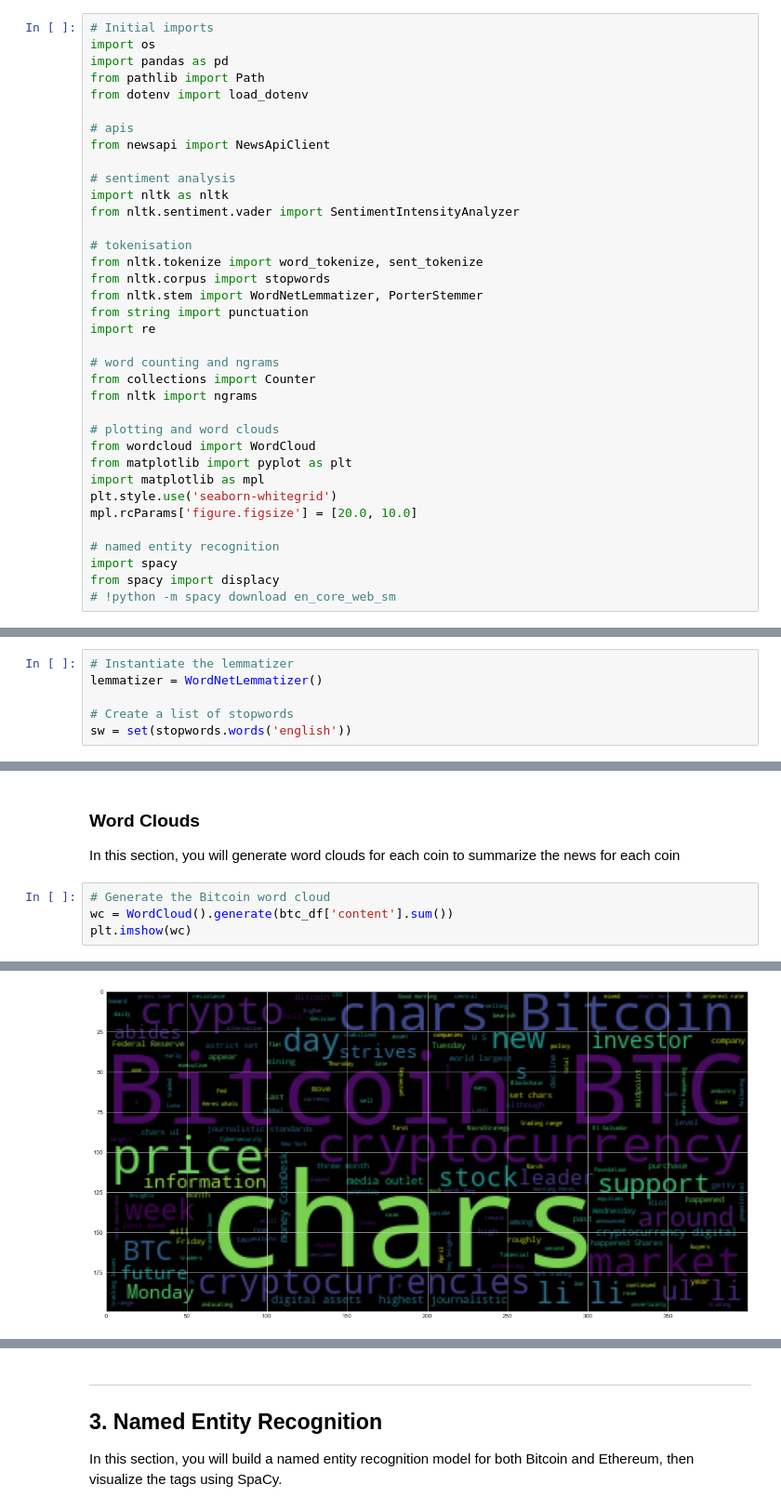
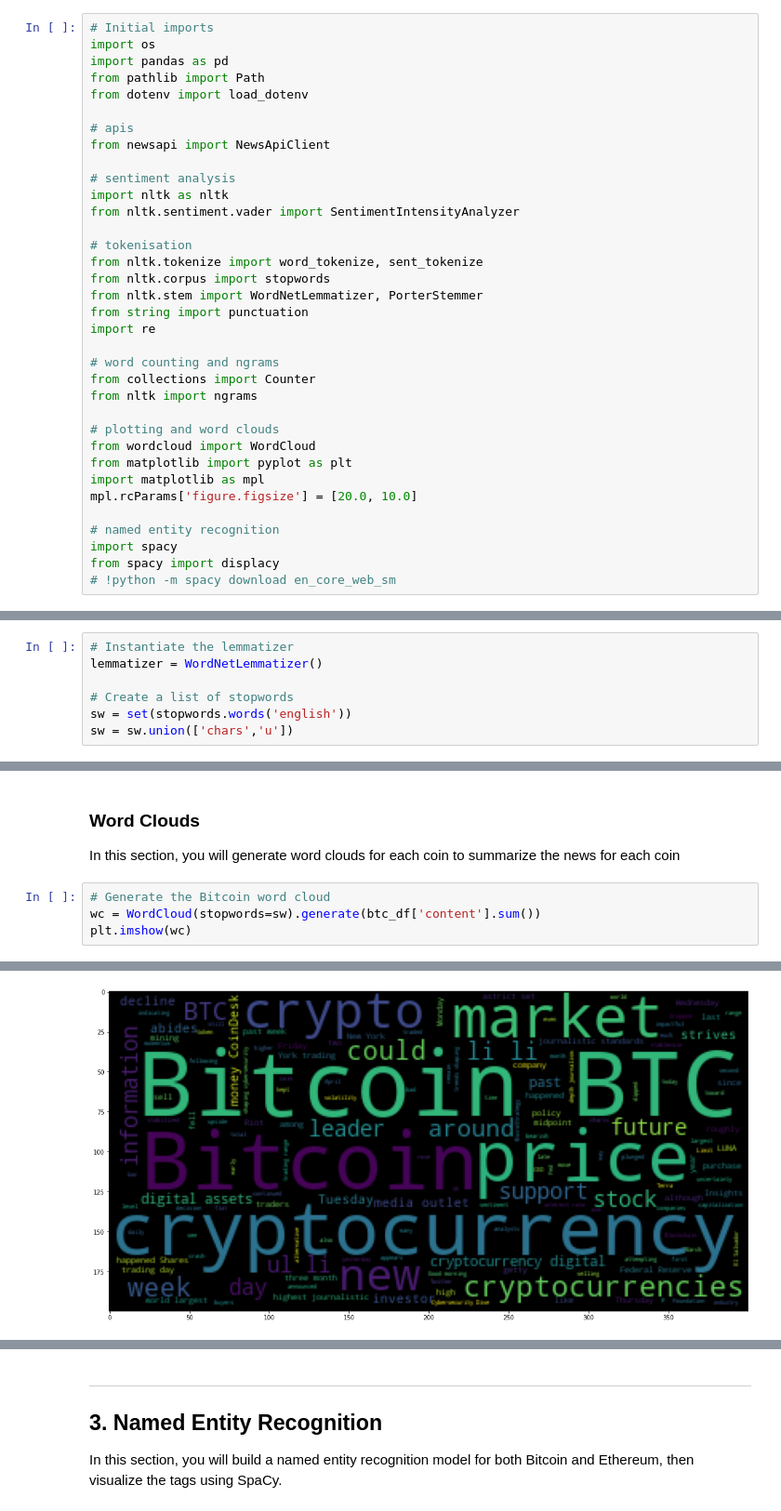
Before and after one commit to Epicosp/Fintech--Natural-Language-Processing, a Jupyter notebook: crypto_sentiment.ipynb, the cells around one changed output, grey strips where cells are left out. Shown at 93% size. Saved outputs shown, nothing was run; the diff lists cells and outputs as text.

```diff
--- a/crypto_sentiment.ipynb
+++ b/crypto_sentiment.ipynb
@@ -40,7 +40,6 @@ from nltk import ngrams
 from wordcloud import WordCloud
 from matplotlib import pyplot as plt
 import matplotlib as mpl
-plt.style.use('seaborn-whitegrid')
 mpl.rcParams['figure.figsize'] = [20.0, 10.0]
 
 # named entity recognition
@@ -167,6 +166,7 @@ lemmatizer = WordNetLemmatizer()
 
 # Create a list of stopwords
 sw = set(stopwords.words('english'))
+sw = sw.union(['chars','u'])
 # %%
 # Complete the tokenizer function
 def tokenizer(text):
@@ -265,10 +265,10 @@ eth_top_ten
 In this section, you will generate word clouds for each coin to summarize the news for each coin
 # %%
 # Generate the Bitcoin word cloud
-wc = WordCloud().generate(btc_df['content'].sum())
+wc = WordCloud(stopwords=sw).generate(btc_df['content'].sum())
 plt.imshow(wc)
 # %% [output]
 <matplotlib.image.AxesImage at 0x...>
-[figure, old version]
+[figure, new version]
 # %%
 # Generate the Ethereum word cloud
```
Also changed, not shown: parts of 13 cells of this notebook, 5 other files.
